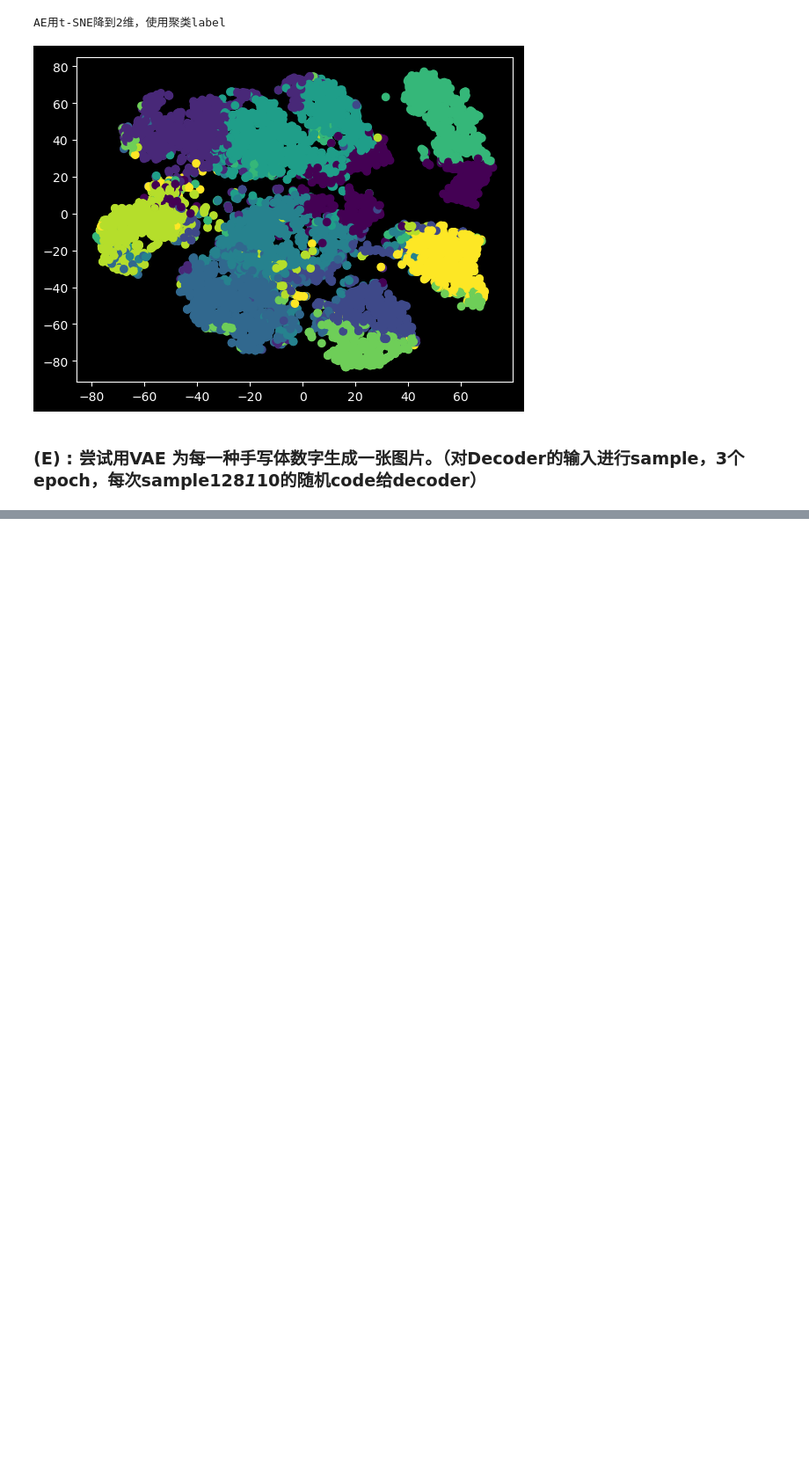
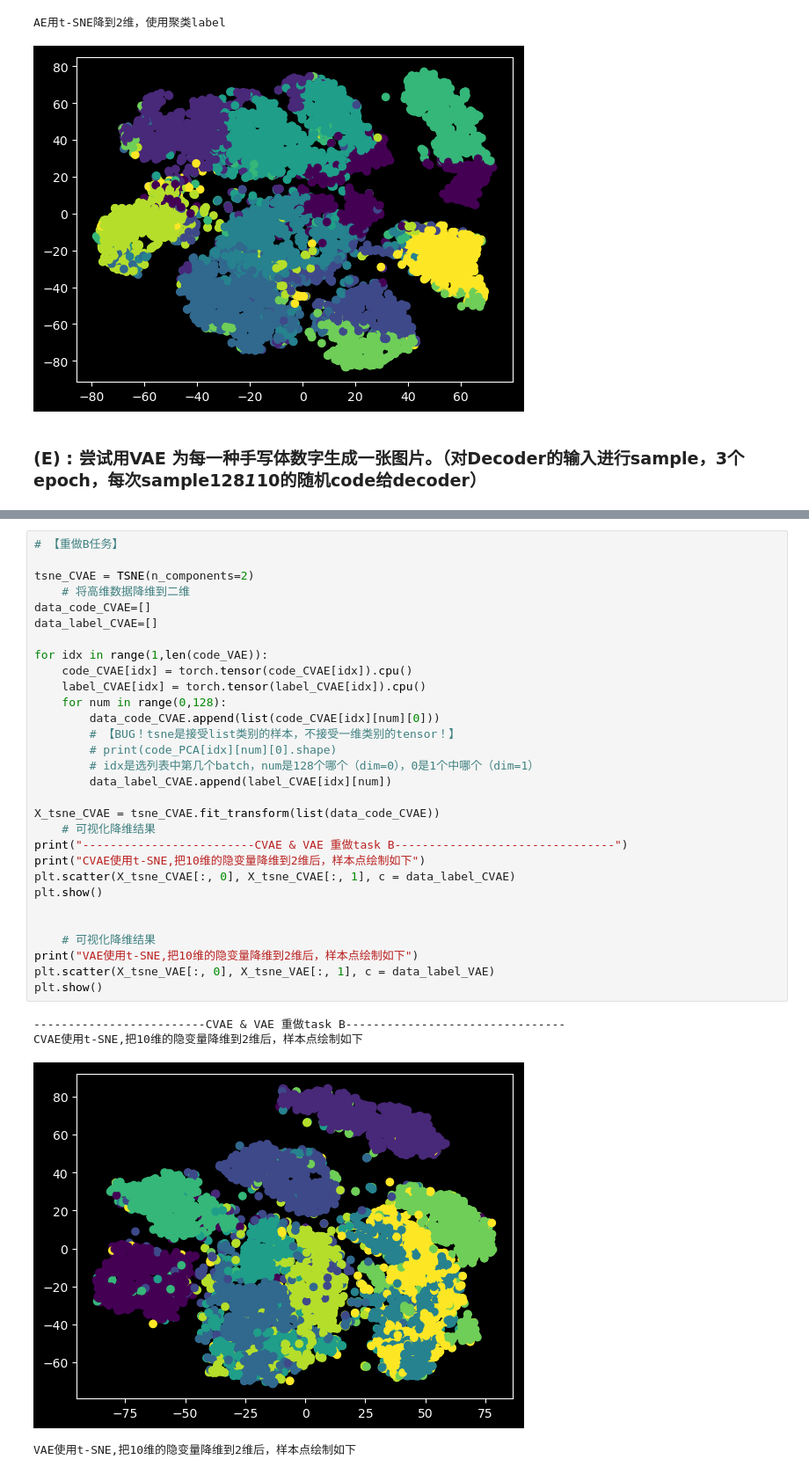
Before and after one commit to JerrySiRi/NJUAI_Learning_partial, a Jupyter notebook: DL/homework2/AE_VAE_CVAE.ipynb, the cells around one changed output, grey strips where cells are left out. Shown at 88% size. Saved outputs shown, nothing was run; the diff lists cells and outputs as text; blank space fills up the shorter version.

```diff
--- a/DL/homework2/AE_VAE_CVAE.ipynb
+++ b/DL/homework2/AE_VAE_CVAE.ipynb
@@ -887,0 +956,35 @@ VAE --- batch_ 2
+# %%
+# 【重做B任务】
+
+tsne_CVAE = TSNE(n_components=2)
+    # 将高维数据降维到二维
+data_code_CVAE=[]
+data_label_CVAE=[]
+
+for idx in range(1,len(code_VAE)):
+    code_CVAE[idx] = torch.tensor(code_CVAE[idx]).cpu()
+    label_CVAE[idx] = torch.tensor(label_CVAE[idx]).cpu()
+    for num in range(0,128):
+        data_code_CVAE.append(list(code_CVAE[idx][num][0]))
+        # 【BUG！tsne是接受list类别的样本，不接受一维类别的tensor！】
+        # print(code_PCA[idx][num][0].shape)
+        # idx是选列表中第几个batch，num是128个哪个（dim=0），0是1个中哪个（dim=1）
+        data_label_CVAE.append(label_CVAE[idx][num])
+
+X_tsne_CVAE = tsne_CVAE.fit_transform(list(data_code_CVAE))
+    # 可视化降维结果
+print("-------------------------CVAE & VAE 重做task B--------------------------------")
+print("CVAE使用t-SNE,把10维的隐变量降维到2维后，样本点绘制如下")
+plt.scatter(X_tsne_CVAE[:, 0], X_tsne_CVAE[:, 1], c = data_label_CVAE)
+plt.show()
+
+
+    # 可视化降维结果
+print("VAE使用t-SNE,把10维的隐变量降维到2维后，样本点绘制如下")
+plt.scatter(X_tsne_VAE[:, 0], X_tsne_VAE[:, 1], c = data_label_VAE)
+plt.show()
+# %% [output]
+-------------------------CVAE & VAE 重做task B--------------------------------
+CVAE使用t-SNE,把10维的隐变量降维到2维后，样本点绘制如下
+[figure, added]
+VAE使用t-SNE,把10维的隐变量降维到2维后，样本点绘制如下
```
Also changed, not shown: parts of 11 cells of this notebook, 6 other files.
